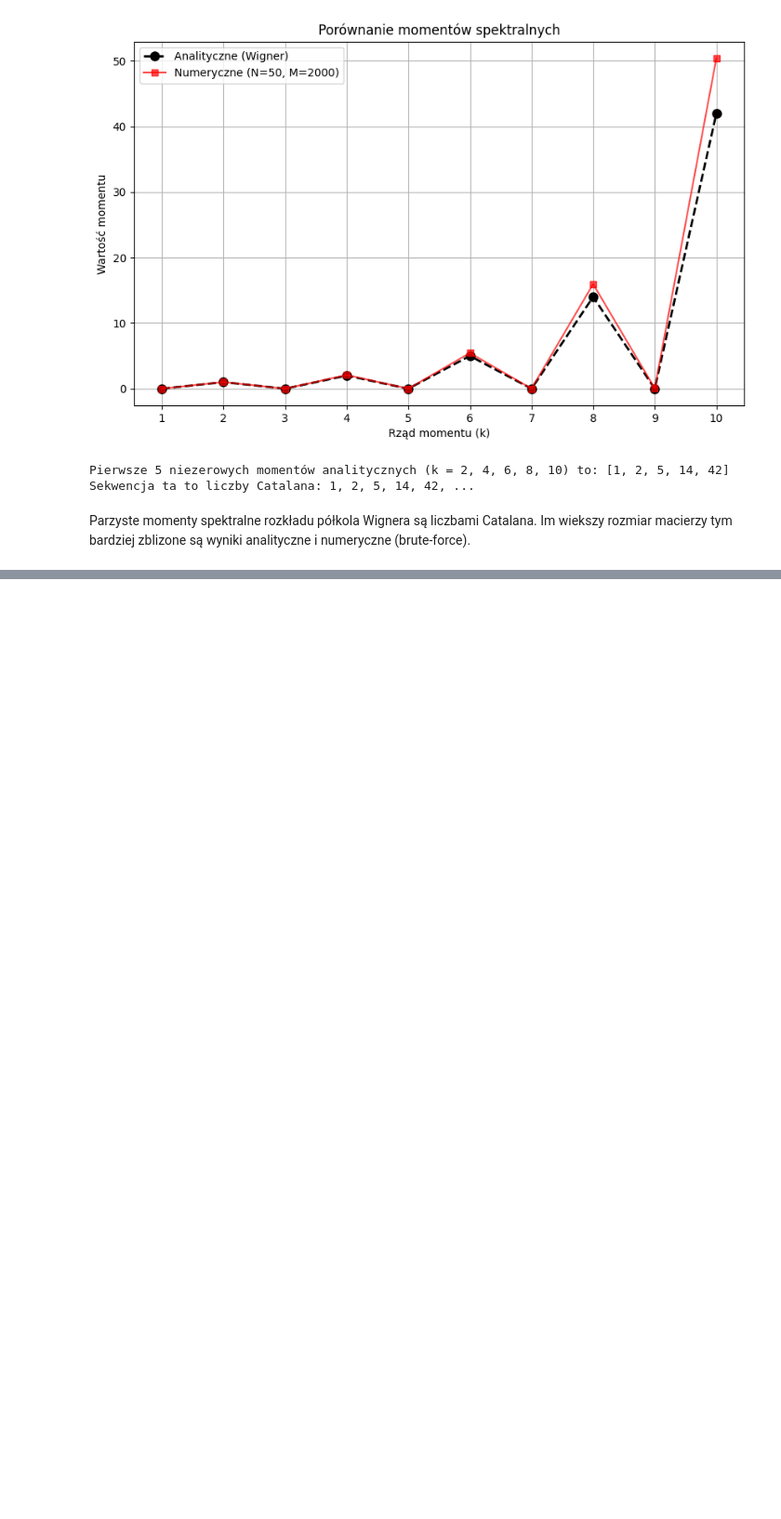
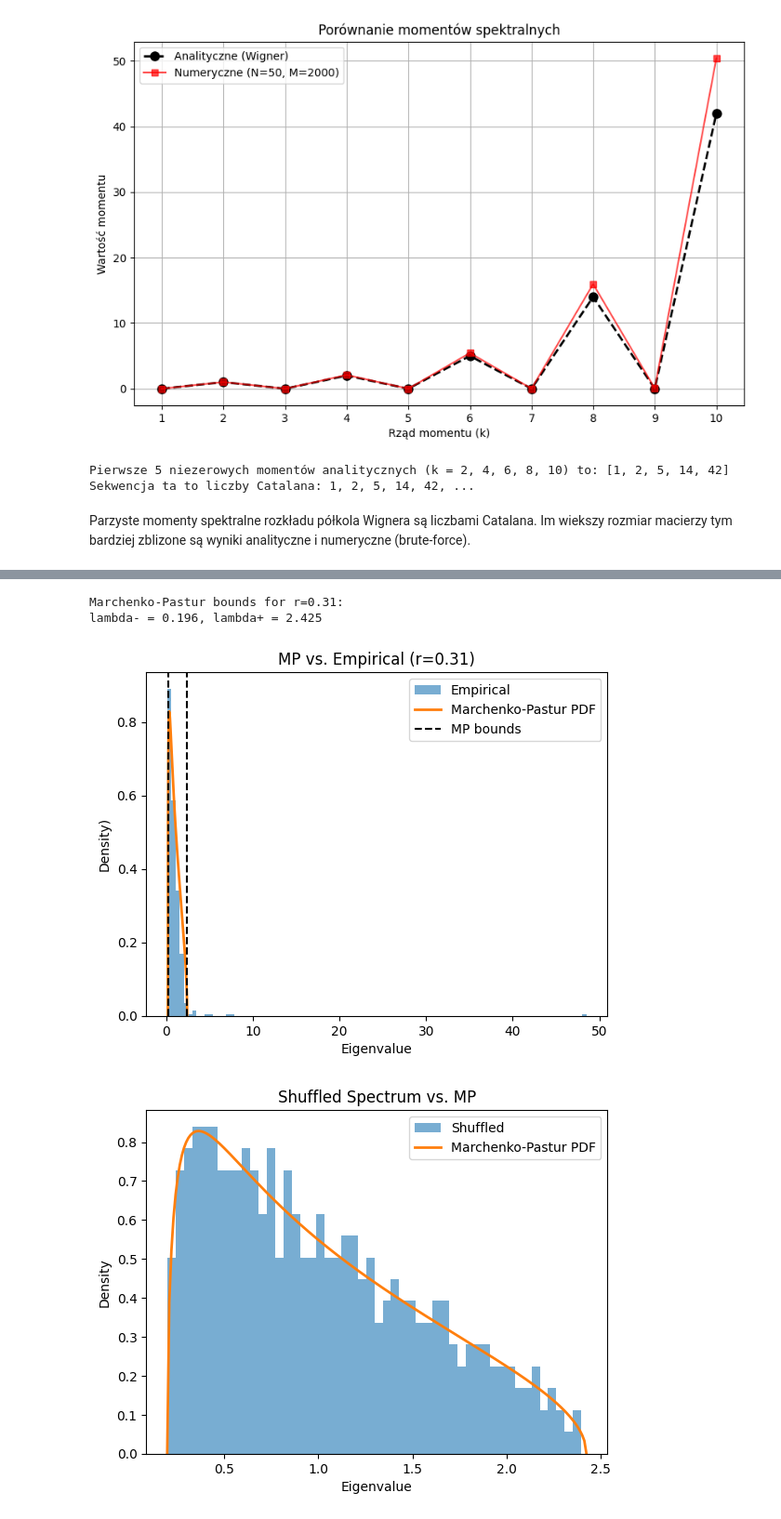
Before and after one commit to kubaq215/Risk-management, a Jupyter notebook: note5.ipynb, the cells around one changed output, grey strips where cells are left out. Shown at 93% size. Saved outputs shown, nothing was run; the diff lists cells and outputs as text; code cells hidden in the pictures; blank space fills up the shorter version.

```diff
--- a/note5.ipynb
+++ b/note5.ipynb
@@ -184,0 +285,52 @@ Im wiekszy rozmiar macierzy tym bardziej zblizone są wyniki analityczne i numer
+# %%
+# 5) COMPARE TO Marchenko–Pastur bounds
+# -------------------------------------------------------------------
+r = N / T
+lambda_minus = (1 - np.sqrt(r))**2
+lambda_plus  = (1 + np.sqrt(r))**2
+
+print(f"Marchenko-Pastur bounds for r={r:.2f}:")
+print(f"lambda- = {lambda_minus:.3f}, lambda+ = {lambda_plus:.3f}")
+
+# Overlay MP distribution
+lam = np.linspace(lambda_minus, lambda_plus, 200)
+mp_pdf = np.sqrt((lambda_plus - lam)*(lam - lambda_minus)) / (2 * np.pi * r * lam)
+
+plt.figure()
+plt.hist(eigvals, bins=100, density=True, alpha=0.6, label='Empirical')
+plt.plot(lam, mp_pdf, lw=2, label='Marchenko-Pastur PDF')
+plt.axvline(lambda_minus, color='k', linestyle='--', label='MP bounds')
+plt.axvline(lambda_plus,  color='k', linestyle='--')
+plt.title('Empirical Spectrum vs. Marchenko-Pastur')
+plt.xlabel('Eigenvalue')
+plt.ylabel('Density)')
+plt.legend()
+plt.title(f'MP vs. Empirical (r={r:.2f})')
+plt.show()
+
+# 6) DESTROY CORRELATIONS & RE-CALCULATE
+# -------------------------------------------------------------------
+# Shuffle each column independently
+R_shuffled = np.copy(R_std)
+for j in range(N):
+    np.random.shuffle(R_shuffled[:,j])
+
+# New covariance & eigenvalues
+C_sh = (R_shuffled.T @ R_shuffled) / T
+eigvals_sh = np.linalg.eigvalsh(C_sh)
+
+# Plot & compare to MP again
+plt.figure()
+plt.hist(eigvals_sh, bins=50, density=True, alpha=0.6, label='Shuffled')
+plt.plot(lam, mp_pdf, lw=2, label='Marchenko-Pastur PDF')
+plt.title('Shuffled Spectrum vs. Marchenko-Pastur')
+plt.xlabel('Eigenvalue')
+plt.ylabel('Density')
+plt.legend()
+plt.title('Shuffled Spectrum vs. MP')
+plt.show()
+# %% [output]
+Marchenko-Pastur bounds for r=0.31:
+lambda- = 0.196, lambda+ = 2.425
+[figure, added]
+[figure, added]
```
Also changed, not shown: parts of 2 cells of this notebook.
